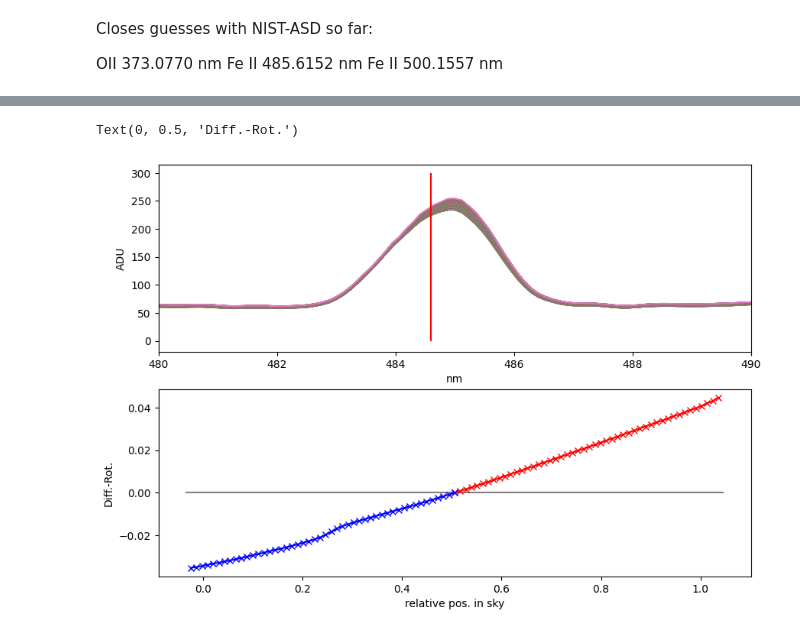
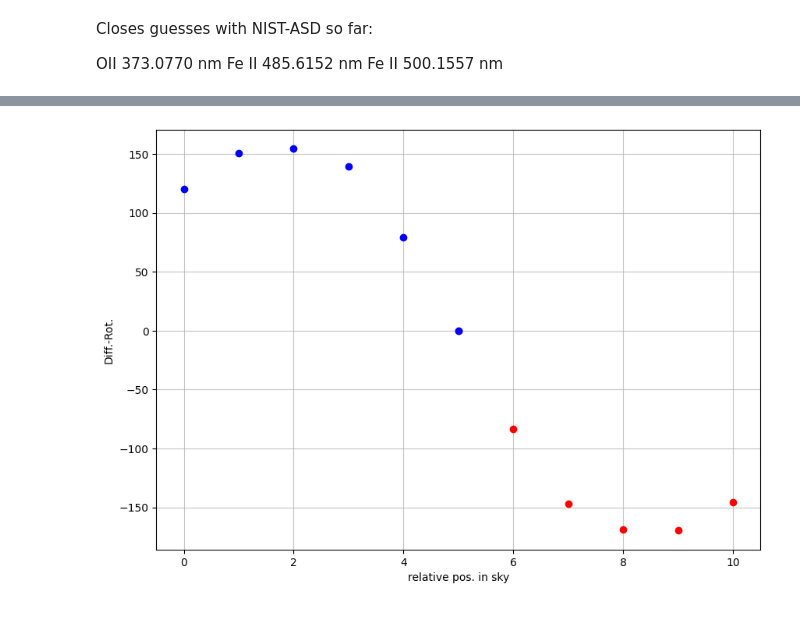
Before and after one commit to B0whunt3r21/AstroPrak, a Jupyter notebook: Galax_Spect/Galax_Spect.ipynb, the cells around one changed output, grey strips where cells are left out. Cells and saved outputs as stored; diff of their text form; code cells hidden in the pictures.

Commit message:
Vel_Incline

```diff
--- a/Galax_Spect/Galax_Spect.ipynb
+++ b/Galax_Spect/Galax_Spect.ipynb
@@ -446,54 +447,57 @@ plt.show()
 # %%
 #Rot.-Curve (Samplinmg of 15 seems okay)
 sliceSize = 15
 
 #xMin = 90
 #xMax = 145
 #xAx = np.linspace(xMin, xMax, xMax-xMin)
 
-fig, ax = plt.subplots(2, 1, figsize=(10, 7))
+fig, ax = plt.subplots(1, 1, figsize=(10, 7))
 
 res = len(y_ARCSEC_LSS)//sliceSize
 
 maxes = []
 
-#Plotting Slices
-for i in range(res):
-    slit = np.divide(LSS[i+sliceSize, :], 1000)
-    ax[0].plot(x_NM_LSS, slit)
-    maxes.append(slit.max())
-
-avg = np.median(maxes)
-
-#Plt 1
-ax[0].vlines(line1, 0, 300, linestyles='-', colors='r')
-ax[0].set_xlim(480, 490)
-ax[0].set_xlabel('nm')
-ax[0].set_ylabel('ADU')
 
 #TODO: Diff rot to vel and inclination.
 #Abs to diff rotation
-diffRot = np.empty_like(maxes)
-for v in range(len(maxes)-1):
-    diffRot[v] = maxes[v]-avg
-diffRot = np.divide(diffRot, avg)
 
-maxX = np.max(diffRot)
-minX = np.min(diffRot)
-avgX = np.average(diffRot)
+diffMu = np.empty_like(mu1)
+ref1 = mu1[5]
+
+def radVelInclined(velObs, a, b):
+    alpha = np.arcsin(b / a)
+    return velObs / np.cos(alpha)
+
+def calcVel(delLamda, lamdaRef):
+    return np.divide(delLamda, lamdaRef) * c.value
 
 
-x = np.linspace(minX, maxX, len(diffRot))
+def calcDiffArr(mu, ref):
+    for m in range(len(mu)):
+        diffMu[m-1] = mu[m-1]-ref
+    return diffMu
 
-r = np.ma.masked_where(diffRot < 0, diffRot)
-b = np.ma.masked_where(diffRot > 0, diffRot)
+diffMu1 = calcDiffArr(mu1, ref1)
+velObs1 = calcVel(diffMu1, ref1)
+vel1 = radVelInclined(velObs1, 15, 6.14)
 
-#Plt 2 (Cutting of the first and last cause of one sided shootovers from sum)
-ax[1].hlines(0, minX, maxX, color='gray')
-ax[1].plot(x[1:-1], r[1:-1], c='r', marker='x')
-ax[1].plot(x[1:-1], b[1:-1], c='b', marker='x')
-ax[1].set_xlabel('relative pos. in sky')
-ax[1].set_ylabel('Diff.-Rot.')
+'''
+maxX = np.max(x_kpc_IMG_rel)
+minX = np.min(x_kpc_IMG_rel)
+
+print(velObs1, vel1)
+
+x = np.linspace(minX, maxX, len(x_kpc_IMG_rel))
+'''
+r = np.ma.masked_where(vel1 > 0, vel1)
+b = np.ma.masked_where(vel1 < 0, vel1)
+
+#ax.hlines(0, minX, maxX, color='gray')
+ax.plot(r, c='r', marker='o', linestyle='')
+ax.plot(b, c='b', marker='o', linestyle='')
+ax.set_xlabel('relative pos. in sky')
+ax.set_ylabel('Diff.-Rot.')
+ax.grid(alpha=0.7, linestyle='-')
 # %% [output]
-Text(0, 0.5, 'Diff.-Rot.')
-[figure, old version]
+[figure, new version]
```
Also changed, not shown: parts of 3 cells of this notebook.
